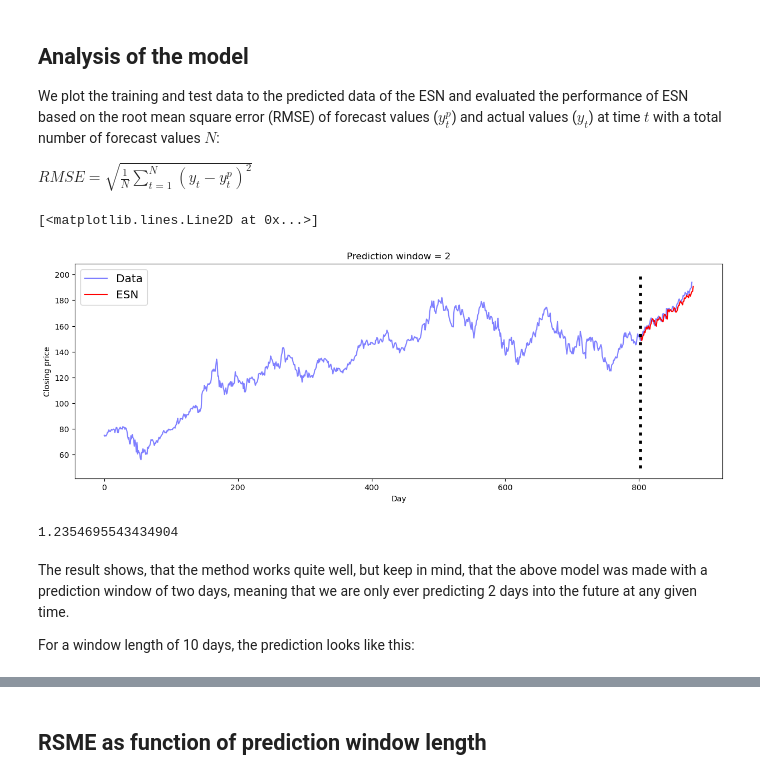
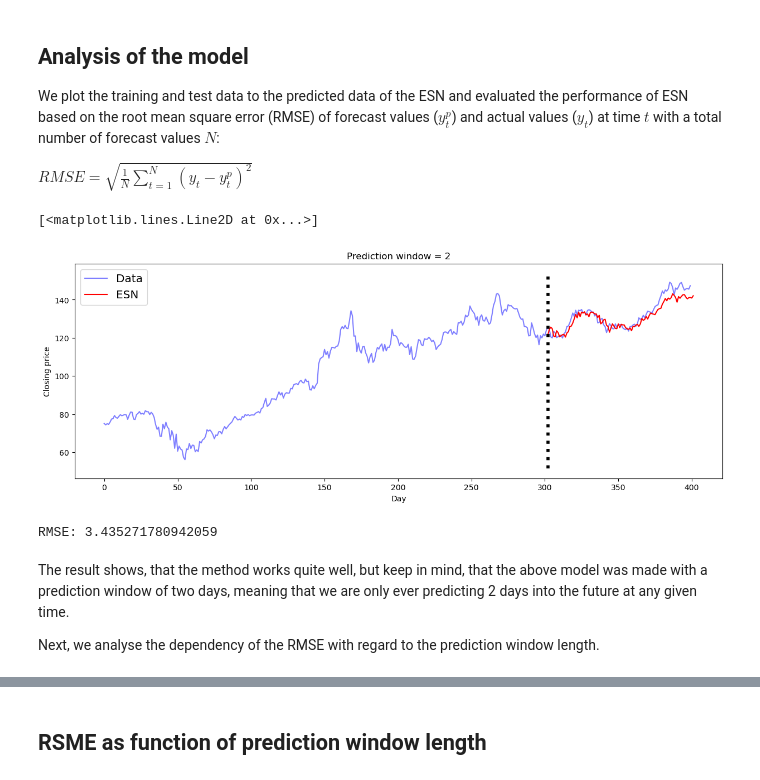
Before and after one commit to RIVACON/RIVACON-ML, a Jupyter notebook: Predicting_Stock_Prices_ESN.ipynb, the cells around one changed output, grey strips where cells are left out. Drawn from its saved outputs; the diff is of its cells as text; code cells hidden in the pictures.

```diff
--- a/Predicting_Stock_Prices_ESN.ipynb
+++ b/Predicting_Stock_Prices_ESN.ipynb
@@ -17,7 +17,7 @@ from sklearn.linear_model import Ridge
 We collected stock data for Apple on 880 trading days, from January 1, 2020, to July 1, 2023. These stock data includes volumes and opening, closing,
 highest, lowest, and adjusted closing prices. We load data using the Python package Yahoo Finance (yfinance).
 # %%
-stock_data = yf.download("AAPL", start="2020-01-01", end="2023-07-01")
+stock_data = yf.download("AAPL", start="2020-01-01", end="2023-07-15")
 print(stock_data.head())
 # %% [output]
 [*********************100%%**********************]  1 of 1 completed
@@ -50,8 +50,8 @@ The data set should be split in a training and a test set, because the quality o
 
 The task here is to predict 2 days ahead by using the previous 800 days (training data) and do that for 80 future points (test data). So, in the end you will have a 80 time step prediction with dif = 2.
 # %%
-trainLen = 800
-testLen = 80
+trainLen = 300
+testLen = 100
 dif = 2  # prediction horizon >=1
 # %%
 data = np.array(close_prices)
@@ -144,11 +144,11 @@ We now establish the model with a reservoir size of 100 and set the hyperparamet
 
 Then, the ESN is trained. Note, that the performance is significantly dependent on the set hyperparameters. General rules of thumb, which should be considered when setting hyperparameters in ESNs are published in "A Practical Guide to Applying Echo State Networks" by Lukosevicius (2012). Here, we concentrate on the following three key parameters: reservoir size, spectral radius, and the connectivity ratio of reservoirs. The reservoir size represents the number of neurons in the pool, is generally related to the number of samples and it has a certain effect on the network performance. A larger size means a more accurate stock forecast (however, keep in mind overfitting), while a too small size leads to underfitting. If the spectral radius of $W_{res}$ is less than 1, ESN will stay in an echo state (cf. Lukosevicius, 2012).  The connectivity ratio of a reservoir represents the connections between its neurons, meaning the more connections the stronger the nonlinear approximation ability (also cf. https://pdfs.semanticscholar.org/e3a7/2a2b7d6071461007112f12c8716529755d39.pdf).
 # %%
-resSize = 300
+resSize = 500
 rho = 0.999
 cr = 0.02
 leaking_rate = 1.
-lmbd = 1e-2
+lmbd = 1e-6
 
 esn = ESN(resSize=resSize, rho=rho, cr=cr, leaking_rate=leaking_rate)
 
@@ -167,23 +167,23 @@ We plot the training and test data to the predicted data of the ESN and evaluate
 $RMSE = \sqrt{\frac{1}{N} \sum_{t=1}^N ( y_t - y_t^p)^2}$
 # %%
 plt.figure(figsize=(15,5))
-plt.plot(range(0,trainLen+testLen),data,'b',alpha =0.5,label="Data")
+plt.plot(range(0,trainLen+testLen),data[0:trainLen+testLen],'b',alpha =0.5,label="Data")
 plt.plot(range(trainLen+dif,trainLen+testLen+dif),y_predicted,'red', label="ESN")
 plt.legend(loc='upper left',fontsize='x-large')
 plt.title('Prediction window = 2')
 plt.ylabel('Closing price')
 plt.xlabel('Day')
 lo,hi = plt.ylim()
 plt.plot([trainLen+dif,trainLen+dif],[lo+np.spacing(1),hi-np.spacing(1)],'k:', linewidth=4)
 # %% [output]
 [<matplotlib.lines.Line2D at 0x...>]
-[figure, old version]
+[figure, new version]
 # %%
-RMSE = np.sqrt(np.sum(np.square(data[trainLen:trainLen+testLen]-y_predicted))/testLen)
-RMSE
+RMSE = np.sqrt(np.sum(np.square(ytest-y_predicted))/testLen)
+print('RMSE:', RMSE)
 # %% [output]
-1.2354695543434904
+RMSE: 3.435271780942059
 # %% [markdown]
 The result shows, that the method works quite well, but keep in mind, that the above model was made with a prediction window of two days, meaning that we are only ever predicting 2 days into the future at any given time.
 
-For a window length of 10 days, the prediction looks like this:
+Next, we analyse the dependency of the RMSE with regard to the prediction window length.
```
Also changed, not shown: parts of 7 cells of this notebook.
